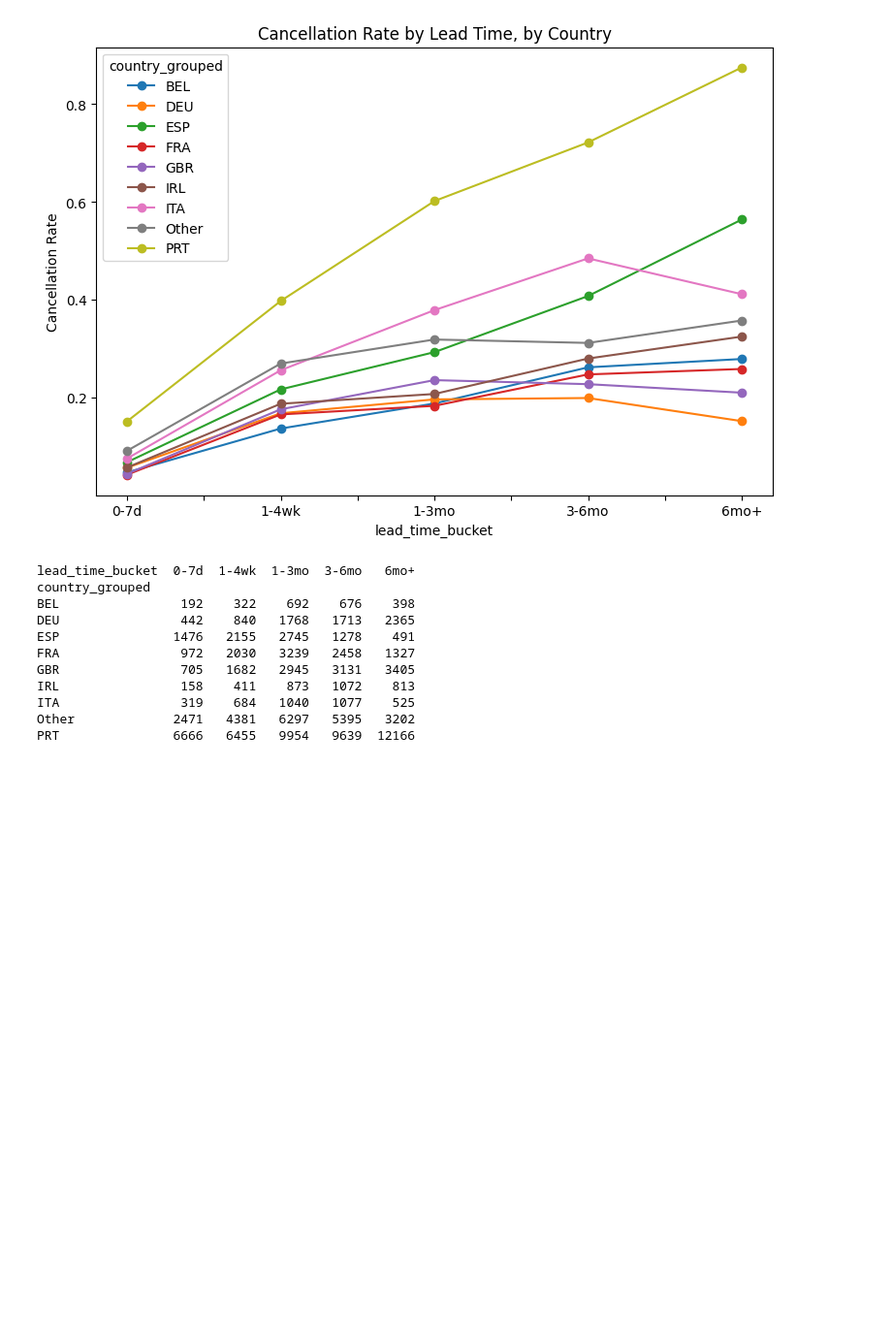
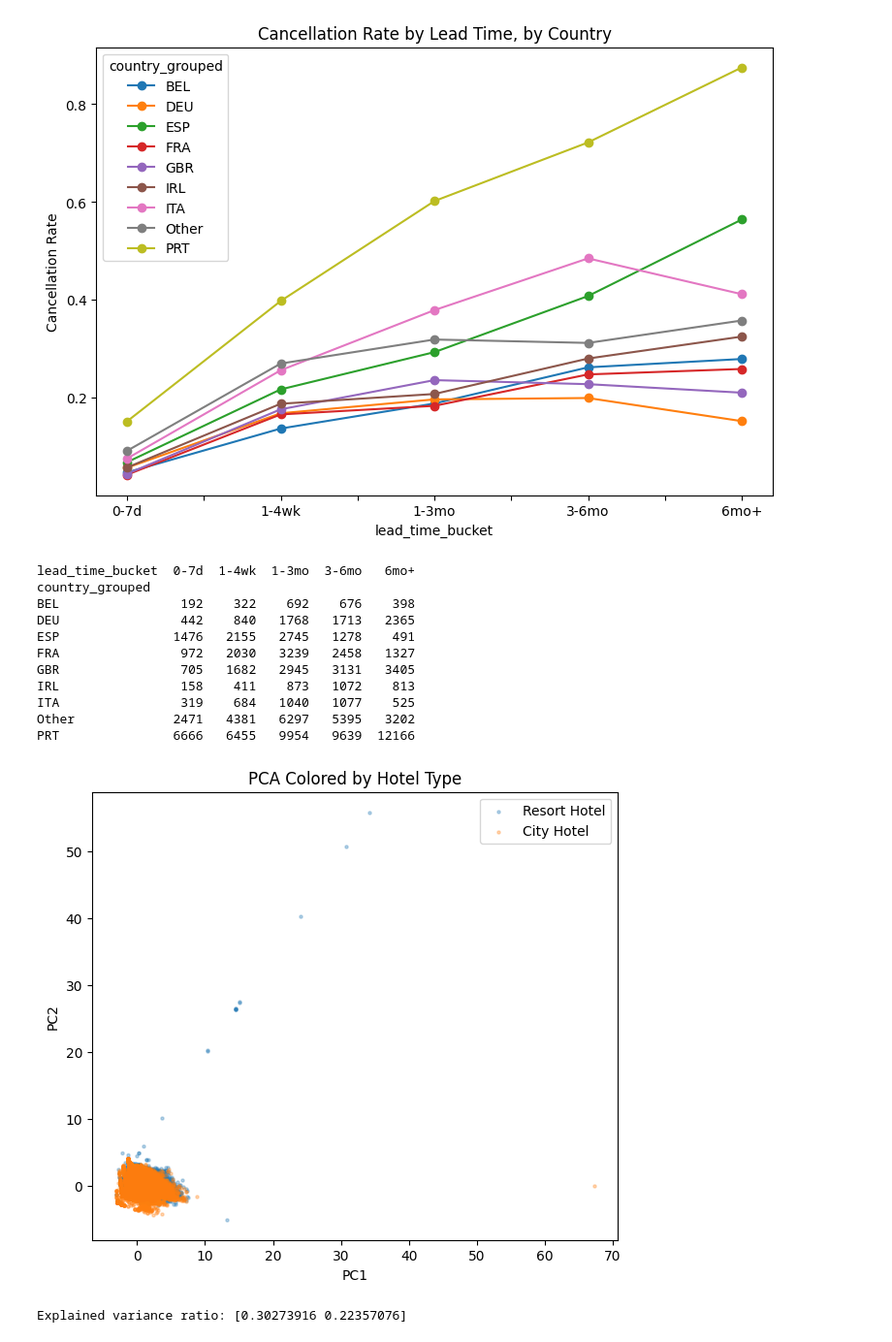
Before and after one commit to jberisso/BA305-A1---hotel-bookings, a Jupyter notebook: 01_data_exploration.ipynb, the cells around one changed output. Shown at 97% size. Cells and saved outputs as stored; diff of their text form; code cells hidden in the pictures; blank space fills up the shorter version.

```diff
--- a/01_data_exploration.ipynb
+++ b/01_data_exploration.ipynb
@@ -180,0 +184,25 @@ PRT               6666   6455   9954   9639  12166
+# %%
+features = ['lead_time', 'adr', 'adults', 'children', 'total_of_special_requests']
+pca_data = df[features].fillna(0)
+# ^^^ We want to conduct PCA to compress multiple booking features into 2 dimensions to see if city hotel and resort hotel bookings form visually distinct groups,
+# which is what our descriptive question is asking.
+
+scaled = StandardScaler().fit_transform(pca_data)
+
+pca = PCA(n_components=2)
+pcs = pca.fit_transform(scaled)
+# ^^^ We reduced down to 2 principal components so we can plot it instead of 5.
+
+plt.figure(figsize=(7, 6))
+for h in df['hotel'].unique():
+    mask = df['hotel'] == h
+    plt.scatter(pcs[mask, 0], pcs[mask, 1], label=h, alpha=0.3, s=5)
+plt.xlabel('PC1'); plt.ylabel('PC2'); plt.legend()
+plt.title('PCA Colored by Hotel Type')
+plt.show()
+# ^^^ We used colored points by hotel type AFTER the fact, since hotel type was not used to build the components, only to visualize the result.
+
+print("Explained variance ratio:", pca.explained_variance_ratio_)
+# %% [output]
+[figure, added]
+Explained variance ratio: [0.30273916 0.22357076]
```
Also changed, not shown: parts of 3 cells of this notebook.
